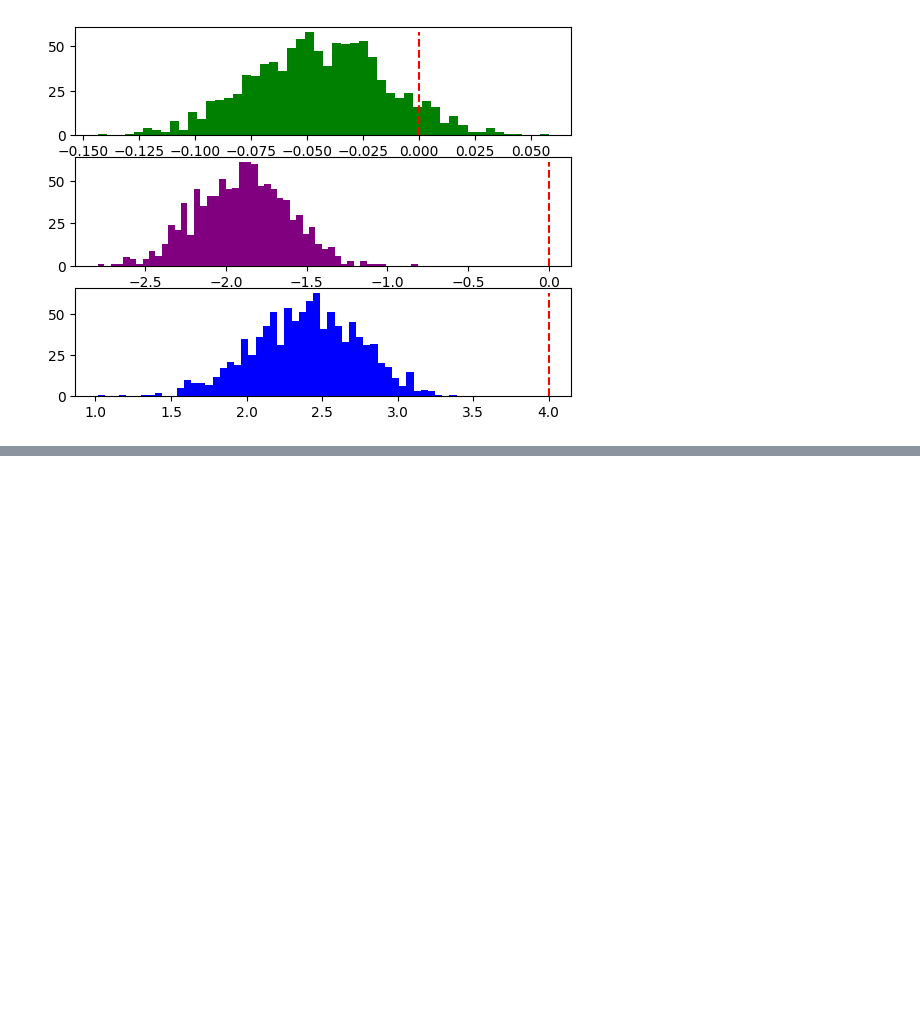
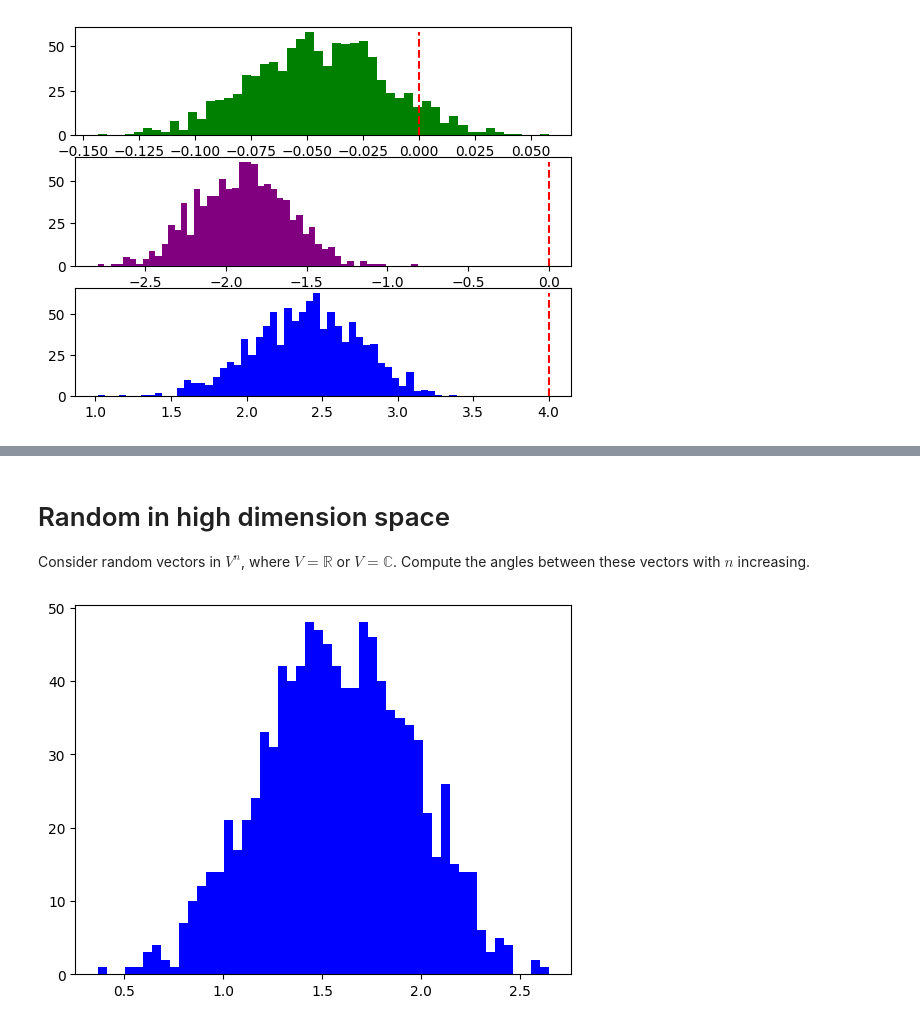
Before and after one commit to zhuyk6/Bell-ineq-VQE, a Jupyter notebook: run_examples.ipynb, the cells around one changed output, grey strips where cells are left out. Cells and saved outputs as stored; diff of their text form; code cells hidden in the pictures; blank space fills up the shorter version.

```diff
--- a/run_examples.ipynb
+++ b/run_examples.ipynb
@@ -263,0 +374,31 @@ nonlocal: 0 / 1000
+# %% [markdown]
+# Random in high dimension space
+
+Consider random vectors in $V^n$, where $V = \mathbb{R}$ or $V = \mathbb{C}$. Compute the angles between these vectors with $n$ increasing.
+# %%
+import matplotlib.pyplot as plt
+
+def compute_angles(dim: int, num: int, is_complex: bool):
+    xs = np.random.uniform(-1, 1, size=(num, dim))
+    if is_complex:
+        xs += np.random.uniform(-1, 1, size=(num, dim))
+    # normalize x
+    for i in range(num):
+        xs[i, :] /= np.linalg.norm(xs[i, :])
+
+    y = np.random.uniform(-1, 1, size=(dim, ))
+    if is_complex:
+        y += np.random.uniform(-1, 1, size=(dim, ))
+    # normalize y
+    y /= np.linalg.norm(y)
+
+    # compute inner product
+    ip = xs @ y
+    thetas = np.arccos(ip)
+
+    plt.hist(thetas, bins=50, color="blue")
+    plt.show()
+# %%
+compute_angles(8, 1000, True)
+# %% [output]
+[figure, added]
```
Also changed, not shown: parts of 10 cells of this notebook, 11 other files.
